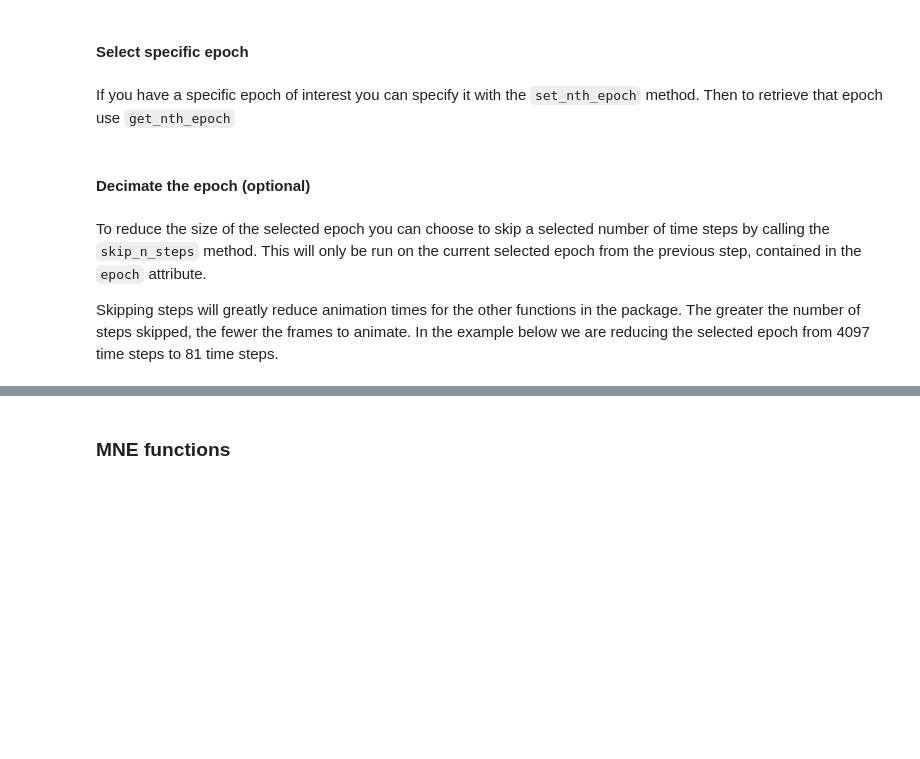
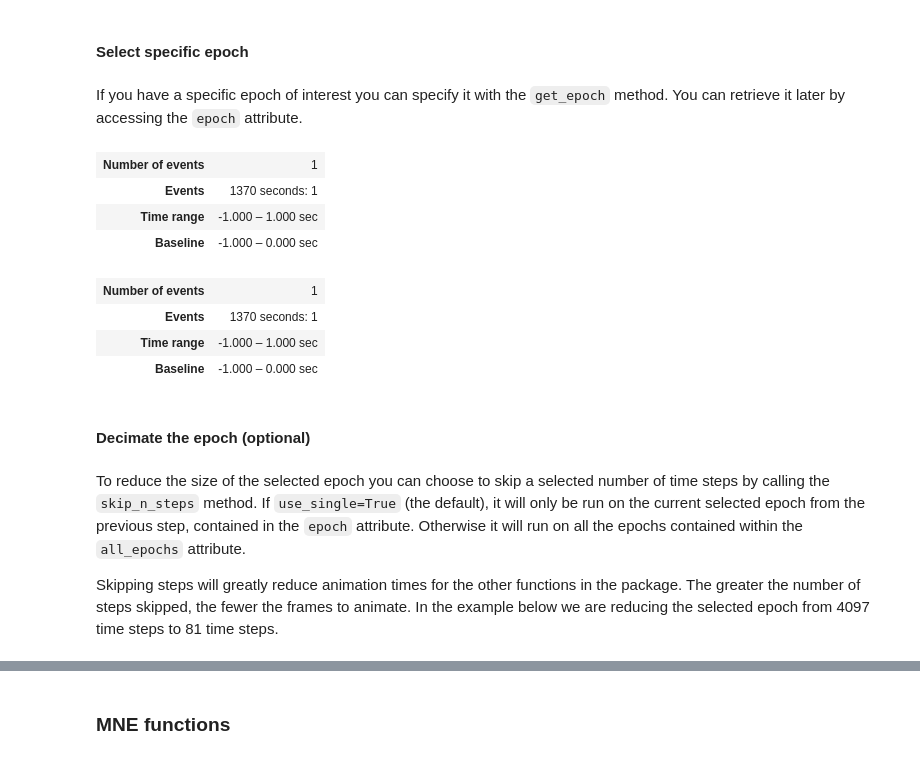
Before and after one commit to UBC-MDS/simpl_eeg_capstone, a Jupyter notebook: docs/simpl_instructions/eeg_objects.ipynb, the cells around one changed output, grey strips where cells are left out. Drawn from its saved outputs; the diff is of its cells as text; code cells hidden in the pictures; blank space fills up the shorter version.

```diff
--- a/docs/simpl_instructions/eeg_objects.ipynb
+++ b/docs/simpl_instructions/eeg_objects.ipynb
@@ -85,7 +160,13 @@ print(eeg_file.raw)  # raw data
 # %% [markdown]
 #### Select specific epoch
 # %% [markdown]
-If you have a specific epoch of interest you can specify it with the `set_nth_epoch` method. Then to retrieve that epoch use `get_nth_epoch`
+If you have a specific epoch of interest you can specify it with the `get_epoch` method. You can retrieve it later by accessing the `epoch` attribute.
 # %%
 nth_epoch = 5  # the epoch of interest to select, the 6th impact
-epochs.set_nth_epoch(nth_epoch)
+single_epoch = epochs.get_epoch(nth_epoch)
+single_epoch
+# %% [output]
+| Number of events | 1 |
+| Events | 1370 seconds: 1 |
+| Time range | -1.000 – 1.000 sec |
+| Baseline | -1.000 – 0.000 sec |
@@ -95,7 +173,14 @@ single_epoch
+# %%
+epochs.epoch
+# %% [output]
+| Number of events | 1 |
+| Events | 1370 seconds: 1 |
+| Time range | -1.000 – 1.000 sec |
+| Baseline | -1.000 – 0.000 sec |
 # %% [markdown]
 #### Decimate the epoch (optional)
 # %% [markdown]
-To reduce the size of the selected epoch you can choose to skip a selected number of time steps by calling the `skip_n_steps` method. This will only be run on the current selected epoch from the previous step, contained in the `epoch` attribute.
+To reduce the size of the selected epoch you can choose to skip a selected number of time steps by calling the `skip_n_steps` method. If `use_single=True` (the default), it will only be run on the current selected epoch from the previous step, contained in the `epoch` attribute. Otherwise it will run on all the epochs contained within the `all_epochs` attribute.
 
 Skipping steps will greatly reduce animation times for the other functions in the package. The greater the number of steps skipped, the fewer the frames to animate. In the example below we are reducing the selected epoch from 4097 time steps to 81 time steps.
 # %%
```
Also changed, not shown: parts of 15 cells of this notebook, 2 other files.
